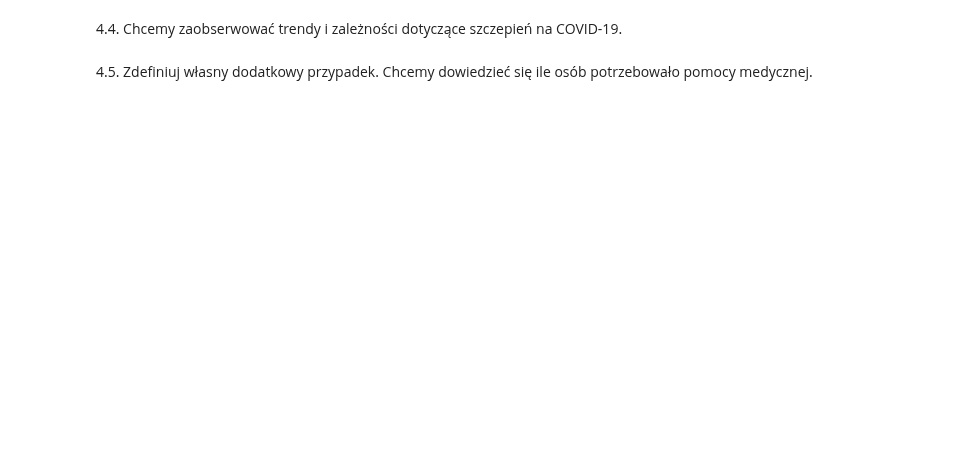
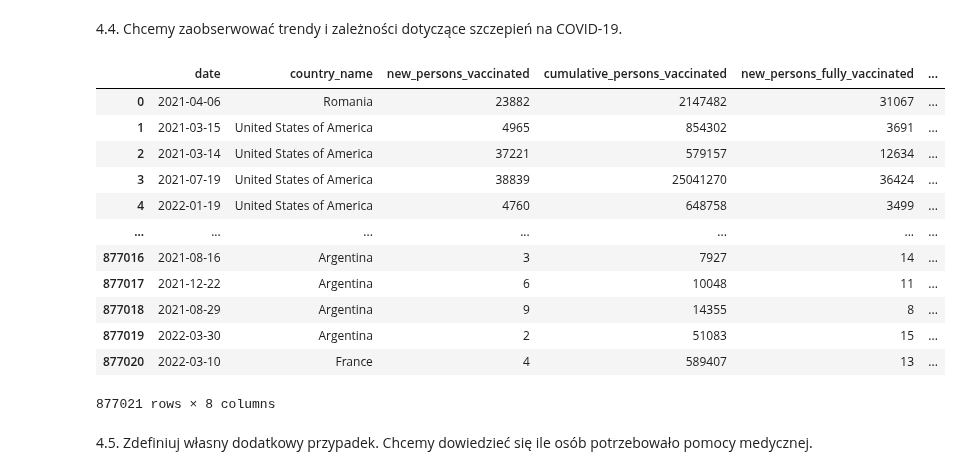
Before and after one commit to JakubKaczmarek5764/BigData1, a Jupyter notebook: main.ipynb, the cells around one changed output. Saved outputs shown, nothing was run; the diff lists cells and outputs as text; code cells hidden in the pictures; blank space fills up the shorter version.

```diff
--- a/main.ipynb
+++ b/main.ipynb
@@ -315,31 +354,55 @@ df3
 # %%
 query = ("""
 SELECT
     date,
     country_name,
     new_persons_vaccinated,
     cumulative_persons_vaccinated,
     new_persons_fully_vaccinated,
     cumulative_persons_fully_vaccinated,
     new_vaccine_doses_administered,
     cumulative_vaccine_doses_administered
 FROM `bigquery-public-data.covid19_open_data.covid19_open_data`
 WHERE
     date IS NOT NULL AND
     country_name IS NOT NULL AND
     new_persons_vaccinated IS NOT NULL AND
     cumulative_persons_vaccinated IS NOT NULL AND
     new_persons_fully_vaccinated IS NOT NULL AND
     cumulative_persons_fully_vaccinated IS NOT NULL AND
     new_vaccine_doses_administered IS NOT NULL AND
-    cumulative_vaccine_doses_administered IS NOT NULL;
+    cumulative_vaccine_doses_administered IS NOT NULL AND
+    new_persons_vaccinated <= cumulative_persons_vaccinated AND
+    new_persons_fully_vaccinated <= cumulative_persons_fully_vaccinated AND
+    new_vaccine_doses_administered <= cumulative_vaccine_doses_administered AND
+    new_persons_vaccinated >= 0 AND
+    new_persons_fully_vaccinated >= 0 AND
+    new_vaccine_doses_administered >= 0 AND
+    cumulative_persons_vaccinated >= 0 AND
+    cumulative_persons_fully_vaccinated >= 0 AND
+    cumulative_vaccine_doses_administered >= 0
+    ;
 
 """)
 query_job = client.query(query)
 query_result = query_job.result()
 df4 = query_result.to_dataframe()
 df4.to_csv("covid_vaccination.csv", index=False)
 df4
+# %% [output]
+|  | date | country_name | new_persons_vaccinated | cumulative_persons_vaccinated | new_persons_fully_vaccinated | ... |
+| 0 | 2021-04-06 | Romania | 23882 | 2147482 | 31067 | ... |
+| 1 | 2021-03-15 | United States of America | 4965 | 854302 | 3691 | ... |
+| 2 | 2021-03-14 | United States of America | 37221 | 579157 | 12634 | ... |
+| 3 | 2021-07-19 | United States of America | 38839 | 25041270 | 36424 | ... |
+| 4 | 2022-01-19 | United States of America | 4760 | 648758 | 3499 | ... |
+| ... | ... | ... | ... | ... | ... | ... |
+| 877016 | 2021-08-16 | Argentina | 3 | 7927 | 14 | ... |
+| 877017 | 2021-12-22 | Argentina | 6 | 10048 | 11 | ... |
+| 877018 | 2021-08-29 | Argentina | 9 | 14355 | 8 | ... |
+| 877019 | 2022-03-30 | Argentina | 2 | 51083 | 15 | ... |
+| 877020 | 2022-03-10 | France | 4 | 589407 | 13 | ... |
+877021 rows × 8 columns
 # %% [markdown]
  4.5. Zdefiniuj własny dodatkowy przypadek. Chcemy dowiedzieć się ile osób potrzebowało pomocy medycznej.
 # %%
```
Also changed, not shown: parts of 5 cells of this notebook.
